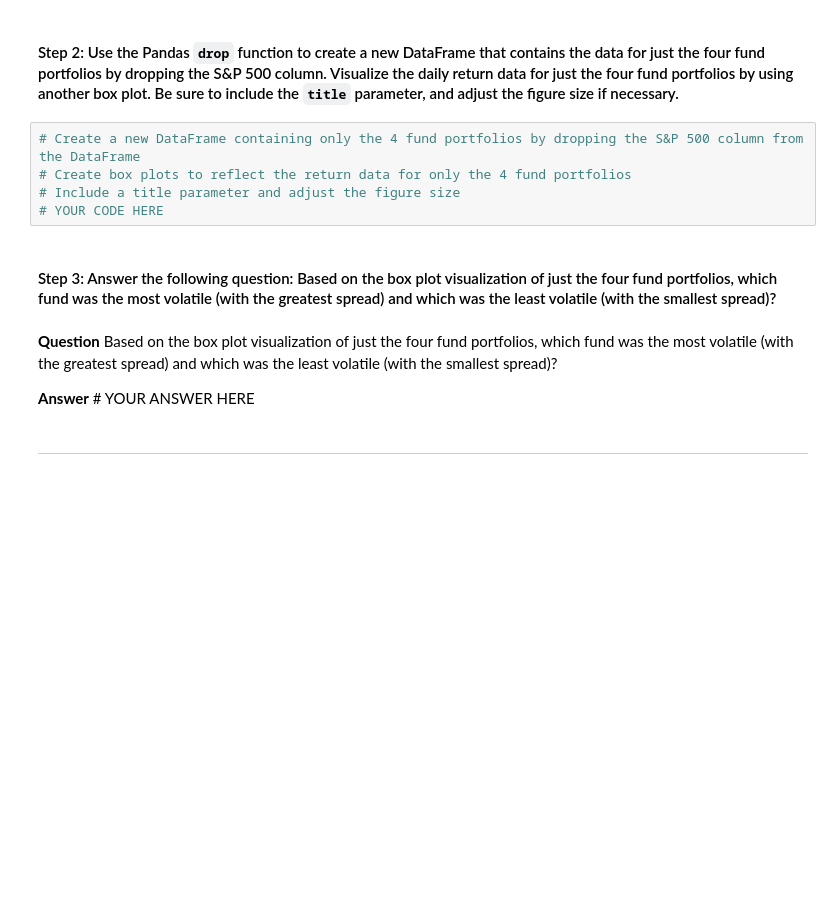
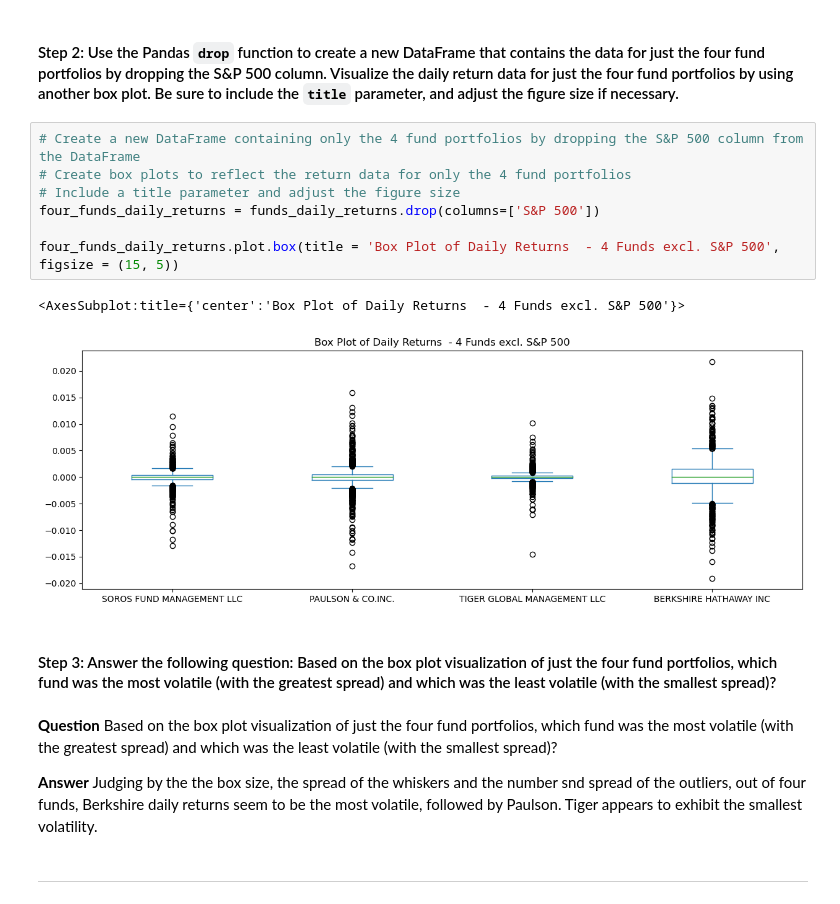
Before and after one commit to BorisDudkin/FinTech_Module4_Risk_Return_Analysis, a Jupyter notebook: risk_return_analysis.ipynb, the cells around one changed output. Drawn from its saved outputs; the diff is of its cells as text; blank space fills up the shorter version.

Commit message:
risk analysis added to Risk and Return Analysis

```diff
--- a/risk_return_analysis.ipynb
+++ b/risk_return_analysis.ipynb
@@ -232,14 +233,19 @@ funds_daily_returns.plot.box(title = 'Box Plot of Daily Returns  - 4 Funds and S
 # %%
 # Create a new DataFrame containing only the 4 fund portfolios by dropping the S&P 500 column from the DataFrame
 # Create box plots to reflect the return data for only the 4 fund portfolios
 # Include a title parameter and adjust the figure size
-# YOUR CODE HERE
+four_funds_daily_returns = funds_daily_returns.drop(columns=['S&P 500'])
+
+four_funds_daily_returns.plot.box(title = 'Box Plot of Daily Returns  - 4 Funds excl. S&P 500', figsize = (15, 5))
+# %% [output]
+<AxesSubplot:title={'center':'Box Plot of Daily Returns  - 4 Funds excl. S&P 500'}>
+[figure, added]
 # %% [markdown]
 #### Step 3: Answer the following question: Based on the box plot visualization of just the four fund portfolios, which fund was the most volatile (with the greatest spread) and which was the least volatile (with the smallest spread)?
 # %% [markdown]
 **Question** Based on the box plot visualization of just the four fund portfolios, which fund was the most volatile (with the greatest spread) and which was the least volatile (with the smallest spread)?
 
-**Answer** # YOUR ANSWER HERE
+**Answer** Judging by the the box size, the spread of the whiskers and the number snd spread of the outliers, out of four funds, Berkshire daily returns seem to be the most volatile, followed by Paulson. Tiger appears to exhibit the smallest volatility.
 # %% [markdown]
 ---
 # %% [markdown]
```
Also changed, not shown: parts of 12 cells of this notebook.
